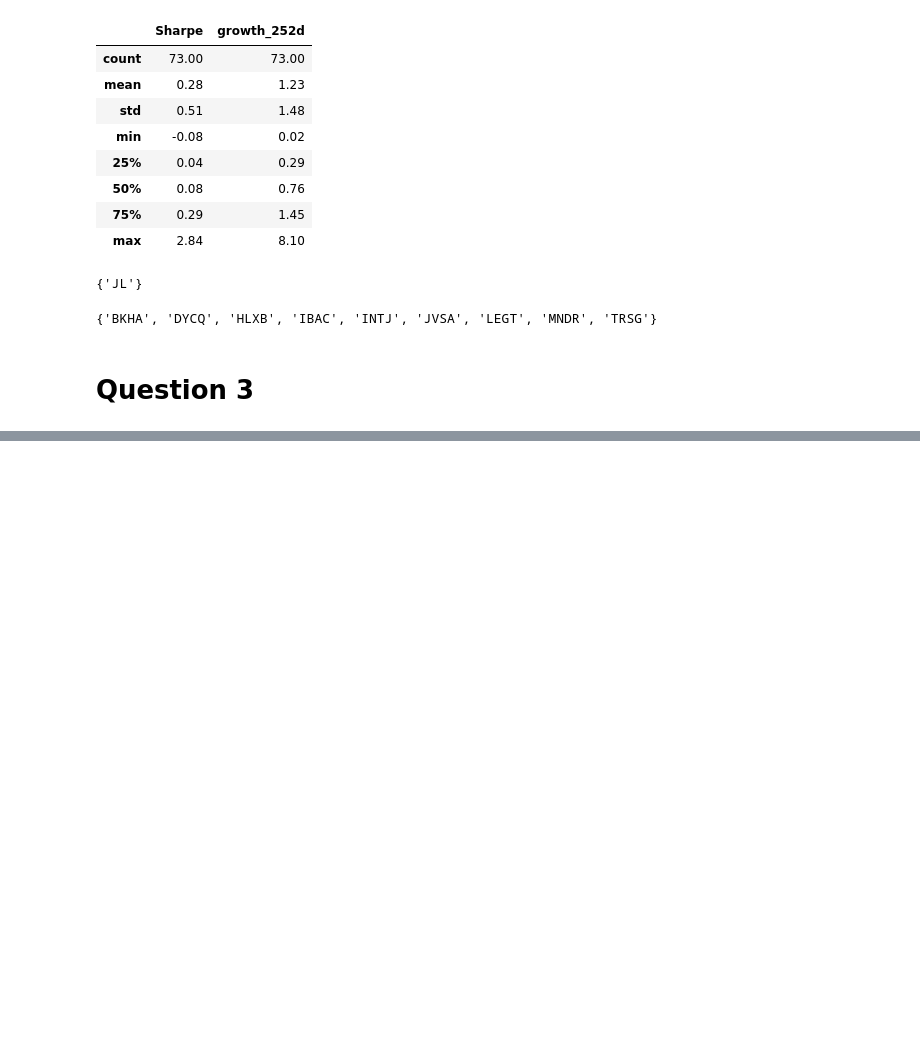
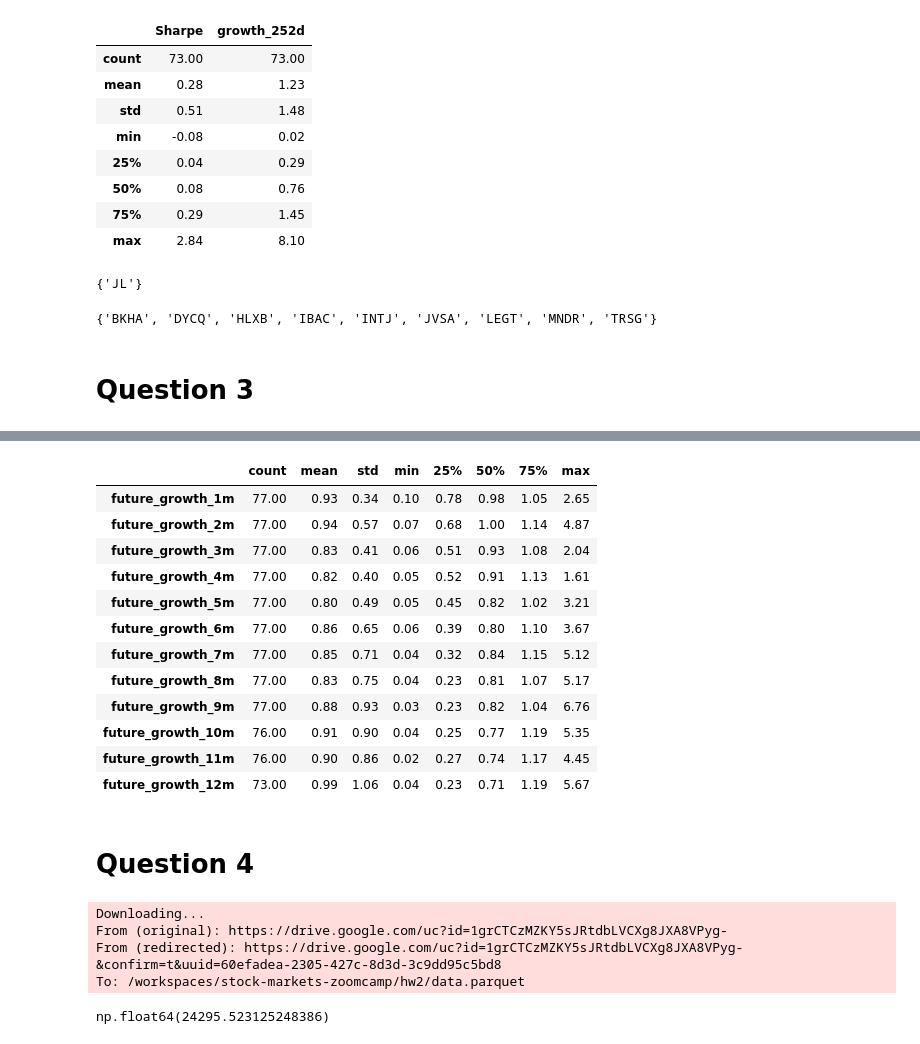
Before and after one commit to ju-arroyom/stock-markets-zoomcamp, a Jupyter notebook: hw2/hw2.ipynb, the cells around one changed output, grey strips where cells are left out. Saved outputs shown, nothing was run; the diff lists cells and outputs as text; code cells hidden in the pictures; blank space fills up the shorter version.

```diff
--- a/hw2/hw2.ipynb
+++ b/hw2/hw2.ipynb
@@ -231,0 +258,9 @@ set(top_10_sharpe['Ticker'].values).difference(set(top_10_growth_yoy['Ticker'].v
+# %%
+for col, day in days:
+    stocks_df[col] = stocks_df.groupby("Ticker")['Close'].transform(lambda x: compute_future_growth(x, day))
+# %%
+selected_cols = ['Close', 'Ticker', 'Year', 'Month', 'Weekday', 'Date'] + [x for x, _ in days]
+# %%
+min_date_df = stocks_df.groupby('Ticker', as_index=False)['Date'].min()
+# %%
+joined_df = stocks_df.merge(min_date_df, on=['Ticker', 'Date'], how='inner')[selected_cols]
@@ -231,0 +276,28 @@ set(top_10_sharpe['Ticker'].values).difference(set(top_10_growth_yoy['Ticker'].v
+# %%
+joined_df[[x for x, _ in days]].describe().T
+# %% [output]
+|  | count | mean | std | min | 25% | 50% | 75% | max |
+| future_growth_1m | 77.00 | 0.93 | 0.34 | 0.10 | 0.78 | 0.98 | 1.05 | 2.65 |
+| future_growth_2m | 77.00 | 0.94 | 0.57 | 0.07 | 0.68 | 1.00 | 1.14 | 4.87 |
+| future_growth_3m | 77.00 | 0.83 | 0.41 | 0.06 | 0.51 | 0.93 | 1.08 | 2.04 |
+| future_growth_4m | 77.00 | 0.82 | 0.40 | 0.05 | 0.52 | 0.91 | 1.13 | 1.61 |
+| future_growth_5m | 77.00 | 0.80 | 0.49 | 0.05 | 0.45 | 0.82 | 1.02 | 3.21 |
+| future_growth_6m | 77.00 | 0.86 | 0.65 | 0.06 | 0.39 | 0.80 | 1.10 | 3.67 |
+| future_growth_7m | 77.00 | 0.85 | 0.71 | 0.04 | 0.32 | 0.84 | 1.15 | 5.12 |
+| future_growth_8m | 77.00 | 0.83 | 0.75 | 0.04 | 0.23 | 0.81 | 1.07 | 5.17 |
+| future_growth_9m | 77.00 | 0.88 | 0.93 | 0.03 | 0.23 | 0.82 | 1.04 | 6.76 |
+| future_growth_10m | 76.00 | 0.91 | 0.90 | 0.04 | 0.25 | 0.77 | 1.19 | 5.35 |
+| future_growth_11m | 76.00 | 0.90 | 0.86 | 0.02 | 0.27 | 0.74 | 1.17 | 4.45 |
+| future_growth_12m | 73.00 | 0.99 | 1.06 | 0.04 | 0.23 | 0.71 | 1.19 | 5.67 |
+# %% [markdown]
+# Question 4
+# %%
+
+file_id = "1grCTCzMZKY5sJRtdbLVCXg8JXA8VPyg-"
+gdown.download(f"https://drive.google.com/uc?id={file_id}", "data.parquet", quiet=False)
+df = pd.read_parquet("data.parquet", engine="pyarrow")
+# %% [output]
+Downloading...
+From (original): https://drive.google.com/uc?id=1grCTCzMZKY5sJRtdbLVCXg8JXA8VPyg-
+From (redirected): https://drive.google.com/uc?id=1grCTCzMZKY5sJRtdbLVCXg8JXA8VPyg-&confirm=t&uuid=60efadea-2305-427c-8d3d-3c9dd95c5bd8
+To: /workspaces/stock-markets-zoomcamp/hw2/data.parquet
@@ -231,0 +313,4 @@ set(top_10_sharpe['Ticker'].values).difference(set(top_10_growth_yoy['Ticker'].v
+# %%
+net_income
+# %% [output]
+np.float64(24295.523125248386)
```
Also changed, not shown: parts of 8 cells of this notebook.
